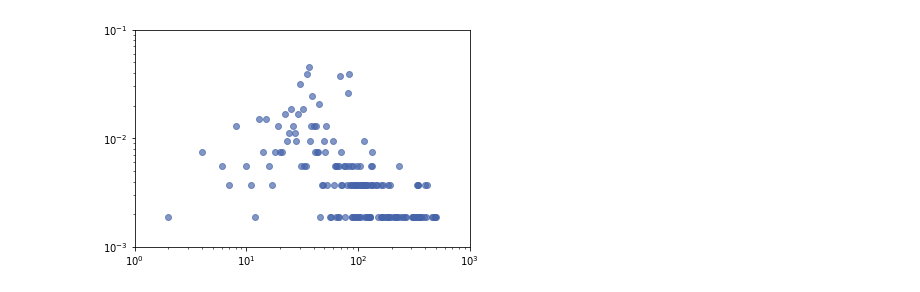
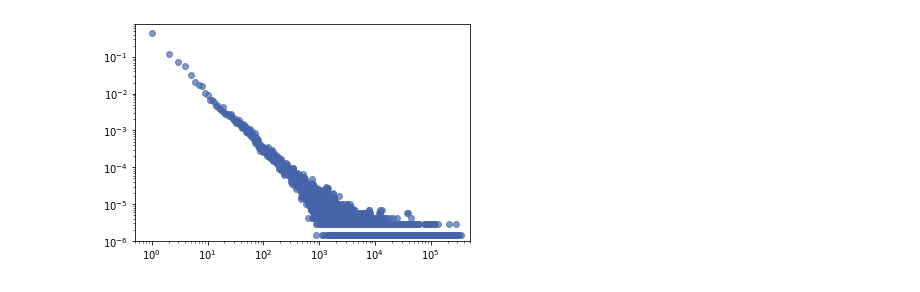
Before and after one commit to davidweisscode/kg-analysis, a Jupyter notebook: plots.ipynb, the cells around one changed output. Drawn from its saved outputs; the diff is of its cells as text; code cells hidden in the pictures.

```diff
--- a/plots.ipynb
+++ b/plots.ipynb
@@ -30,5 +60,5 @@ The iterable function was deprecated in Matplotlib 3.1 and will be removed in 3.
 # %%
-with open("out/Boxer.t.k.json", "r") as input_file:
+with open(f"out/{CLASSES[0]}.b.k.json", "r") as input_file:
     dist = json.load(input_file)
 
 sum = 0
@@ -42,9 +72,9 @@ for key, value in dist.items():
     y.append(float(value / sum))
 
 plt.xscale("log")
-plt.xlim(100, 10000)
+plt.xlim(0.5, 50000)
 plt.yscale("log")
-plt.ylim(0.0001, 1.2)
+plt.ylim(0.00005, 0.05)
 plt.scatter(x, y, color=MAIN_COLOR_2+"aa")
 plt.show()
 # %% [output]
@@ -51,0 +82,22 @@ plt.show()
+# %%
+with open(f"out/{CLASSES[0]}.t.w.json", "r") as input_file:
+    dist = json.load(input_file)
+
+sum = 0
+for key, value in dist.items():
+    if int(key) > 0:
+        sum += value
+
+x = []
+y = []
+for key, value in dist.items():
+    if int(key) > 0:
+        x.append(int(key))
+        y.append(float(value / sum))
+
+plt.xscale("log")
+plt.xlim(0.5, 500)
+plt.yscale("log")
+plt.ylim(0.000000000001, 0.5)
+plt.scatter(x, y, color=MAIN_COLOR_2+"aa")
+plt.show()
@@ -52,22 +106,24 @@ plt.show()
 # %%
-with open("out/Boxer.b.k.json", "r") as input_file:
+with open(f"out/{CLASSES[0]}.b.w.json", "r") as input_file:
     dist = json.load(input_file)
 
 sum = 0
 for key, value in dist.items():
-    sum += value
+    if int(key) > 0:
+        sum += value
 
 x = []
 y = []
 for key, value in dist.items():
-    x.append(int(key))
-    y.append(float(value / sum))
+    if int(key) > 0:
+        x.append(int(key))
+        y.append(float(value / sum))
 
 plt.xscale("log")
-plt.xlim(1, 1000)
+plt.xlim(0.5, 500000)
 plt.yscale("log")
-plt.ylim(0.001, 0.1)
+plt.ylim(0.000001, 0.8)
 plt.scatter(x, y, color=MAIN_COLOR_2+"aa")
 plt.show()
 # %% [output]
-[figure, old version]
+[figure, new version]
```
Also changed, not shown: parts of 9 cells of this notebook.
